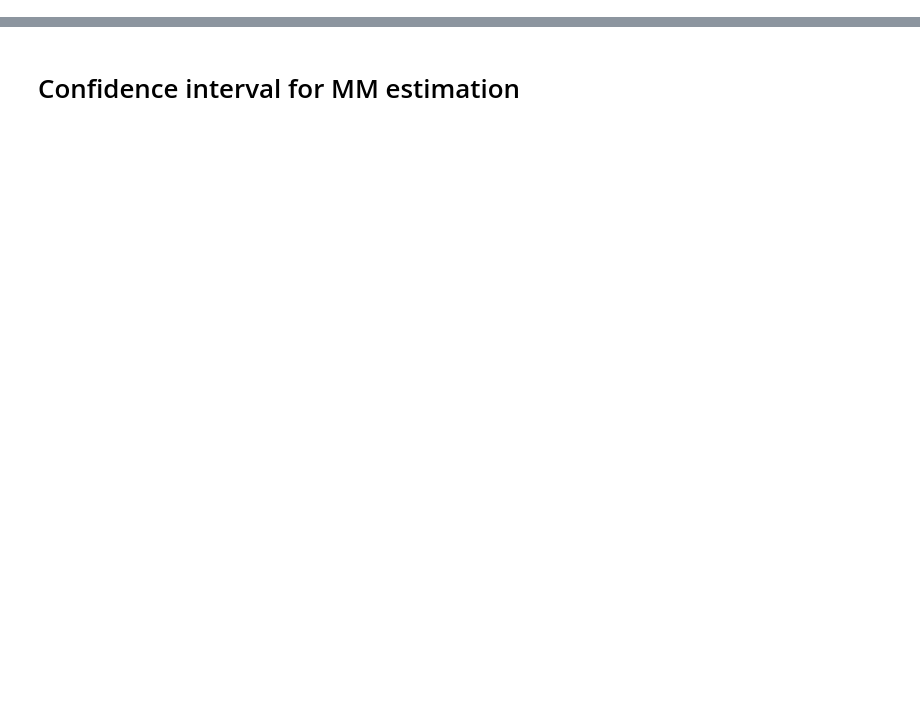
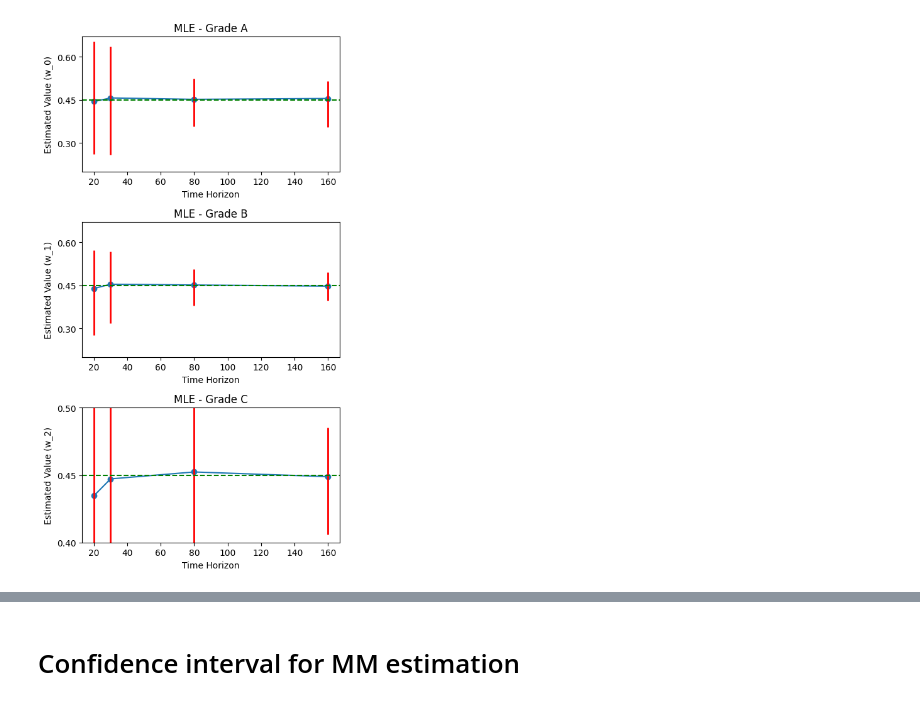
Before and after one commit to PeterKiss18/VasicekPDModel, a Jupyter notebook: conf_interval_gen_data.ipynb, the cells around one changed output, grey strips where cells are left out. Saved outputs shown, nothing was run; the diff lists cells and outputs as text; code cells hidden in the pictures; blank space fills up the shorter version.

```diff
--- a/conf_interval_gen_data.ipynb
+++ b/conf_interval_gen_data.ipynb
@@ -568,0 +190,54 @@ results_20_expected
+# %%
+# Do the 3 plot in the same figure as subplots
+fig, axs = plt.subplots(3, 1, figsize=(5, 9))
+
+# Plot for w_0
+x = [20, 30, 80, 160]
+y_median = [ml_params_20["w_0"].median(), ml_params_30["w_0"].median(), ml_params_80["w_0"].median(), ml_params_160["w_0"].median()]
+y_5th = [ml_params_20["w_0"].quantile(0.05), ml_params_30["w_0"].quantile(0.05), ml_params_80["w_0"].quantile(0.05), ml_params_160["w_0"].quantile(0.05)]
+y_95th = [ml_params_20["w_0"].quantile(0.95), ml_params_30["w_0"].quantile(0.95), ml_params_80["w_0"].quantile(0.95), ml_params_160["w_0"].quantile(0.95)]
+
+axs[0].plot(x, y_median, marker='o', linestyle='-')
+for i in range(len(x)):
+    axs[0].vlines(x[i], y_5th[i], y_95th[i], colors='r', linestyles='solid', linewidth=2)
+axs[0].axhline(y=0.45, color='g', linestyle='--')
+axs[0].set_title('MLE - Grade A')
+axs[0].set_xlabel('Time Horizon')
+axs[0].set_ylabel('Estimated Value (w_0)')
+axs[0].set_ylim(0.2, 0.67)
+axs[0].set_yticks([0.3, 0.45, 0.6])
+
+# Plot for w_1
+y_median = [ml_params_20["w_1"].median(), ml_params_30["w_1"].median(), ml_params_80["w_1"].median(), ml_params_160["w_1"].median()]
+y_5th = [ml_params_20["w_1"].quantile(0.05), ml_params_30["w_1"].quantile(0.05), ml_params_80["w_1"].quantile(0.05), ml_params_160["w_1"].quantile(0.05)]
+y_95th = [ml_params_20["w_1"].quantile(0.95), ml_params_30["w_1"].quantile(0.95), ml_params_80["w_1"].quantile(0.95), ml_params_160["w_1"].quantile(0.95)]
+
+axs[1].plot(x, y_median, marker='o', linestyle='-')
+for i in range(len(x)):
+    axs[1].vlines(x[i], y_5th[i], y_95th[i], colors='r', linestyles='solid', linewidth=2)
+axs[1].axhline(y=0.45, color='g', linestyle='--')
+axs[1].set_title('MLE - Grade B')
+axs[1].set_xlabel('Time Horizon')
+axs[1].set_ylabel('Estimated Value (w_1)')
+axs[1].set_ylim(0.2, 0.67)
+axs[1].set_yticks([0.3, 0.45, 0.6])
+
+# Plot for w_2
+y_median = [ml_params_20["w_2"].median(), ml_params_30["w_2"].median(), ml_params_80["w_2"].median(), ml_params_160["w_2"].median()]
+y_5th = [ml_params_20["w_2"].quantile(0.05), ml_params_30["w_2"].quantile(0.05), ml_params_80["w_2"].quantile(0.05), ml_params_160["w_2"].quantile(0.05)]
+y_95th = [ml_params_20["w_2"].quantile(0.95), ml_params_30["w_2"].quantile(0.95), ml_params_80["w_2"].quantile(0.95), ml_params_160["w_2"].quantile(0.95)]
+
+axs[2].plot(x, y_median, marker='o', linestyle='-')
+for i in range(len(x)):
+    axs[2].vlines(x[i], y_5th[i], y_95th[i], colors='r', linestyles='solid', linewidth=2)
+axs[2].axhline(y=0.45, color='g', linestyle='--')
+axs[2].set_title('MLE - Grade C')
+axs[2].set_xlabel('Time Horizon')
+axs[2].set_ylabel('Estimated Value (w_2)')
+axs[2].set_ylim(0.4, 0.5)
+axs[2].set_yticks([0.4, 0.45, 0.5])
+
+plt.tight_layout()
+plt.show()
+# %% [output]
+[figure, added]
```
Also changed, not shown: parts of 114 cells of this notebook, 35 other files.
